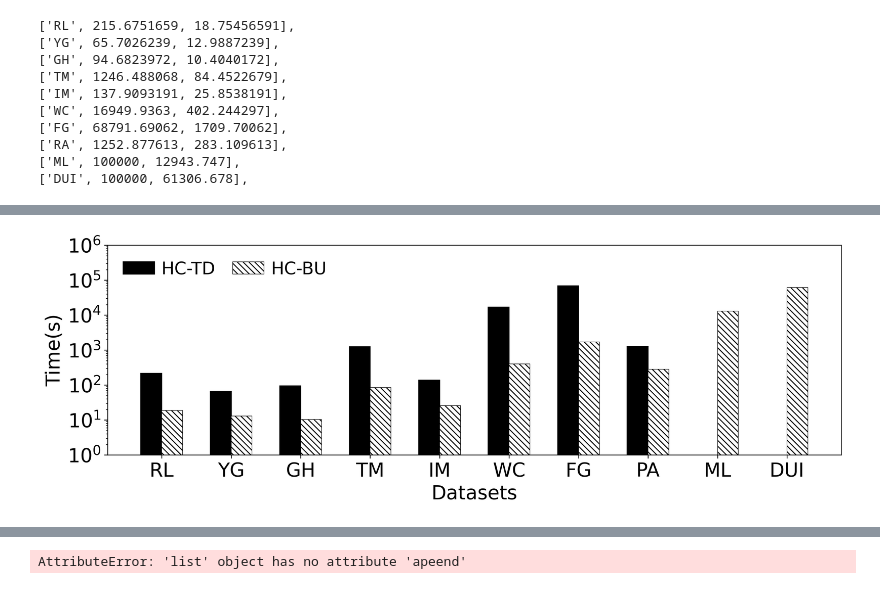
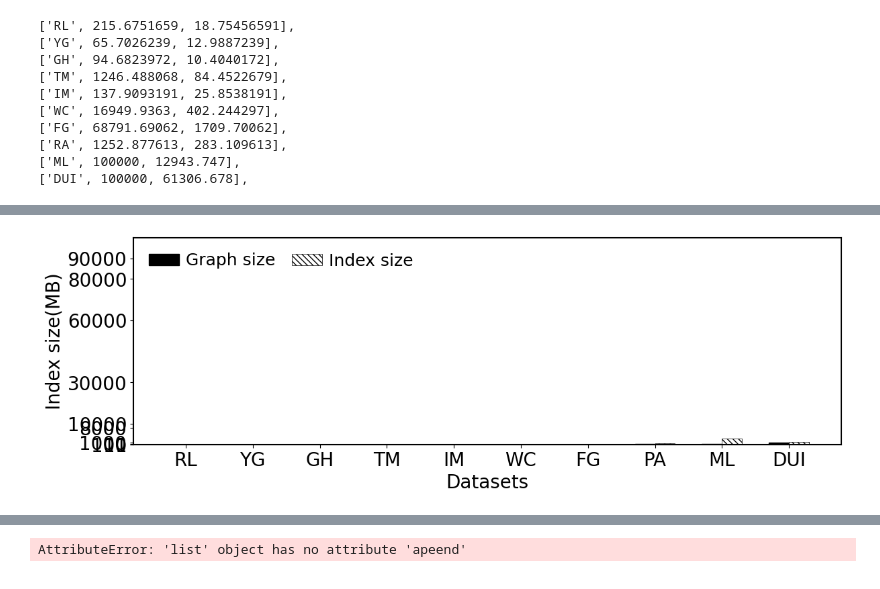
Before and after one commit to ShunyangLi/academic-graph, a Jupyter notebook: kw index.ipynb, the cells around one changed output, grey strips where cells are left out. Saved outputs shown, nothing was run; the diff lists cells and outputs as text; code cells hidden in the pictures.

```diff
--- a/kw index.ipynb
+++ b/kw index.ipynb
@@ -59,71 +133,60 @@ plt.rcParams["legend.framealpha"] = 0
 plt.rcParams["figure.figsize"] = (10,3)
 plt.rcParams["legend.handletextpad"] = 0.1
 plt.rcParams["legend.columnspacing"] = 0.3
-# 0.7
-# default=[
-# ['BS',0.029819,0.051474],
-# ['GH',0.026776,0.039266],
-# ['SO',0.039862,0.06904],
-# ['LS',0.353383,0.241707],
-# ['DT',0.095762,0.18853],
-# ['AR',0.144527,0.351827],
-# ['PA',0.012013,0.17036],
-# ['ML',2.35578,2.7036],
-# ['DUI',7.902685,10.010397],
-# ['EN',1.872024,2.798319],
-# ['DTI',1.101762,2.186652],
-# ]
+
 default=[
-['RL', 215.6751659, 18.75456591],
-['YG', 65.7026239, 12.9887239],
-['GH', 94.6823972, 10.4040172],
-['TM', 1246.488068, 84.4522679],
-['IM', 137.9093191, 25.8538191],
-['WC', 16949.9363, 402.244297],
-['FG', 68791.69062, 1709.70062],
-['PA', 1252.877613, 283.109613],
-['ML', 0, 12943.747],
-['DUI', 0, 61306.678]
+['RL', 1.866288, 14.371132],
+['YG', 2.34688, 14.907568],
+['GH', 3.521896, 26.645588],
+['TM', 10.931728, 50.384692],
+['IM', 21.724824, 34.1],
+['WC', 30.36636, 288.492268],
+['FG', 68.362448, 263.065488],
+['PA', 98.256472, 475.38806],
+['ML', 200.00076, 2746.622212],
+['DUI', 814.39164, 1190.1064]
 ]
+
 default_df=pd.DataFrame(default)
 name_list = default_df[0].tolist()
 peel_list= default_df[1].tolist()
 expand_list= default_df[2].tolist()
 
 x = np.arange(len(name_list))
 # x =list(range(len(our_list)))
 total_width, n = 0.9, 2
 width = total_width / (n+1)
 
 for i in range(len(x)):
     x[i] = x[i] + width
 
-plt.bar(x, peel_list, width=width, label="HC-TD",linewidth=1, edgecolor='black',
+plt.bar(x, peel_list, width=width, label="Graph size", linewidth=1, edgecolor='black',
         fc = 'black')
 
 for i in range(len(x)):
     x[i] = x[i] + width
-plt.bar(x+width, expand_list, width=width, label="HC-BU",linewidth=0.5,edgecolor='black',hatch="\\\\"*2,
+plt.bar(x+width, expand_list, width=width, label="Index size",linewidth=0.5,edgecolor='black',hatch="\\\\"*2,
         fc = 'w')
 
-plt.xticks(x+0.5*width,name_list)
+plt.xticks(x+0.5*width, name_list)
 
-plt.yscale('log')
-plt.yscale('log')
-plt.ylim(1,1*pow(10,6))
-plt.ylabel("Time(s)",fontsize = 20)
+# plt.yscale('log')
+# plt.yscale('log')
+plt.ylim(1, 100000)
+plt.ylabel("Index size(MB)",fontsize = 20)
 # plt.yticks(pos, labels)
+plt.yticks([1, 10, 100, 1000, 8000, 10000, 30000, 60000, 80000, 90000])
 
 plt.xticks(fontsize=20)
 plt.yticks(fontsize=20)
 plt.xlabel("Datasets",fontsize=20)
 
 # ax.set_xticks(x+1.5*width)
 
 # plt.legend(fontsize=18,ncol=3,loc= "upper left",bbox_to_anchor=(0, 0.75,0.5,0.5))
 # plt.legend(fontsize=17,ncol=4,loc="upper left")
 plt.legend(fontsize=18 ,ncol=2,loc="upper left", handlelength = 1.8, handletextpad = 0.4, labelspacing = 0, columnspacing=1)
-plt.savefig(path + "index.pdf", bbox_inches='tight')
+plt.savefig(path + "index_size.pdf", bbox_inches='tight')
 plt.show()
 # %% [output]
-[figure, old version]
+[figure, new version]
```
Also changed, not shown: parts of 13 cells of this notebook, 4 other files.
